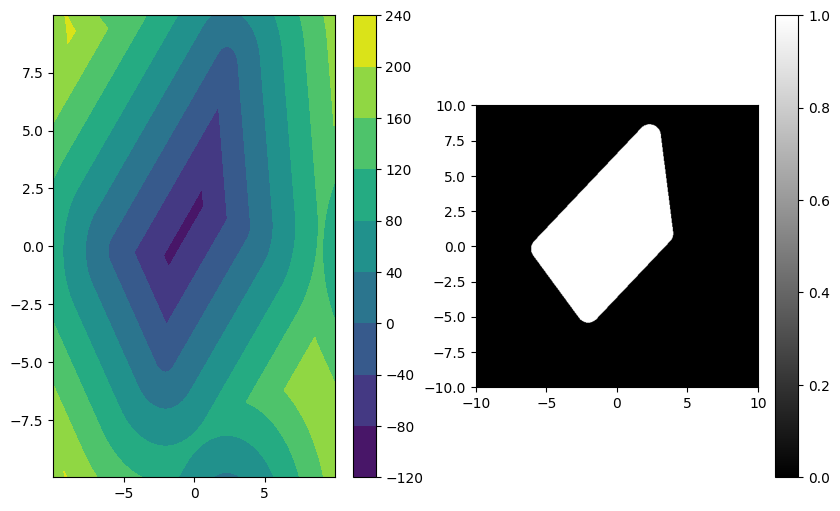
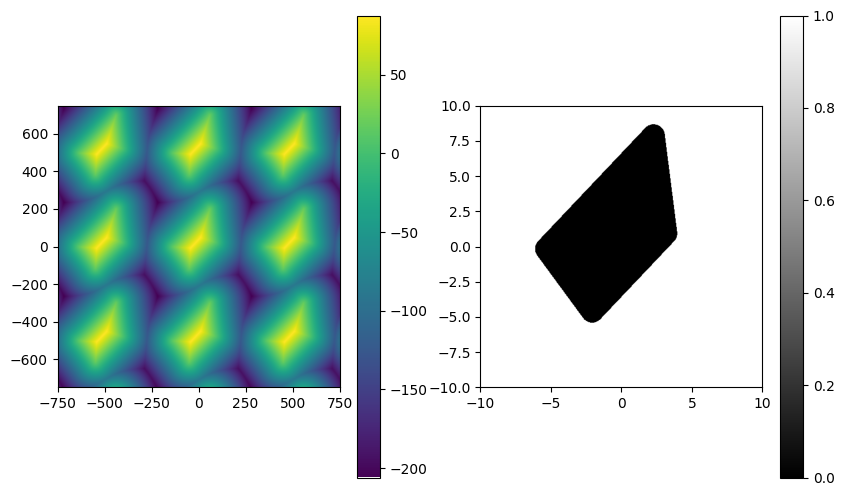
Unified diff of the notebook cell whose output changed from the first chart to the second:
--- before
+++ after
@@ -1,10 +1,13 @@
 # Define unit cell
-x, y = canv.grid()
-x = x + 0
-y = y + 0
+periods = 3
+
+x1 = torch.linspace(-periods*canv.Lx/2 + 0.5*canv.dx, periods*canv.Lx/2, 500)
+y1 = torch.linspace(-periods*canv.Ly/2 + 0.5*canv.dy, periods*canv.Ly/2, 500)
+
+y, x = torch.meshgrid(x1, y1, indexing='ij')
 
 shape = convex_quad
 
-unit_cell = UnitCell(shape, canvas=canv, inverted=False)
+unit_cell = UnitCell(shape, canvas=canv, inverted=True)
 sdf = unit_cell.sdf(x, y)
 im = unit_cell.mask_numpy(soft=False, softness=0.02)
@@ -25,7 +28,9 @@
 plt.figure(figsize=(10, 6))
 plt.subplot(121)
-plt.contourf(sdf.detach().numpy(), origin="lower", extent=(-10, 10, -10, 10))
-# plt.xlim([-2, 2])
-# plt.ylim([-2, 2])
+plt.imshow(sdf.detach().numpy(), origin="lower", extent=(-250*periods, 250*periods, -250*periods, 250*periods))
+
+# delta = 100
+# plt.xlim([250-delta, 250+delta])
+# plt.ylim([250-delta, 250+delta])
 
 plt.colorbar()

Commit: Periodic shapes included. Generator improved. Analysis added. Yaml adapter.